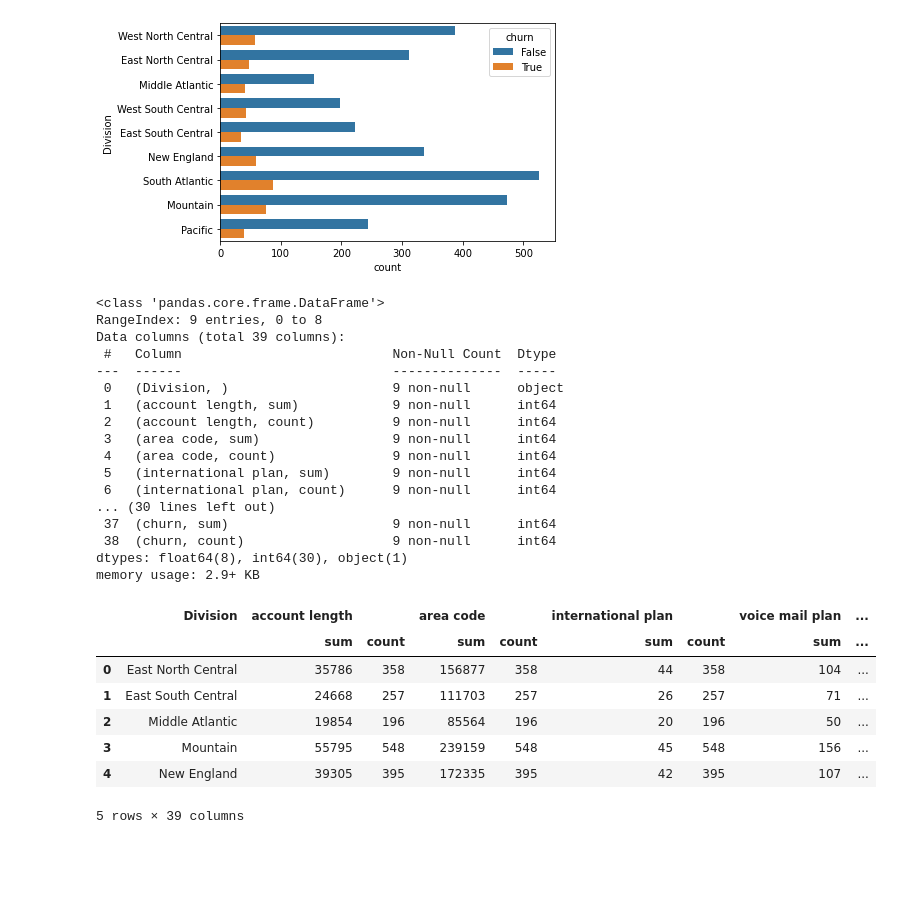
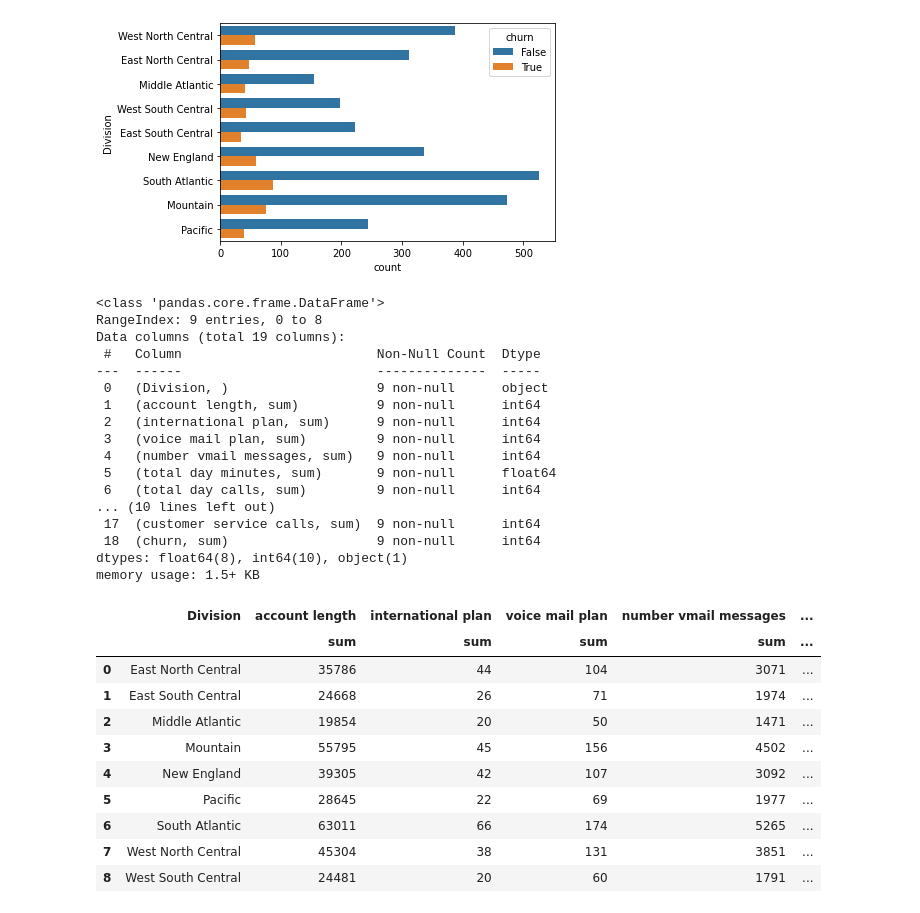
Before and after one commit to dodgy719/phase3project, a Jupyter notebook: EDA.ipynb, the cells around one changed output. Saved outputs shown, nothing was run; the diff lists cells and outputs as text; code cells hidden in the pictures; blank space fills up the shorter version.

```diff
--- a/EDA.ipynb
+++ b/EDA.ipynb
@@ -168,5 +181,5 @@ sns.countplot(y= "Division", data = df)
 # %%
-df.drop(columns = ['state', 'State', 'State Code', 'Region'], axis = 1, inplace= True)
+df.drop(columns = ['state', 'State', 'State Code', 'Region', 'area code', 'phone number'], axis = 1, inplace= True)
 # %%
 df.info()
 # %% [output]
@@ -382,7 +396,7 @@ sns.countplot(y = 'Division', data = df, hue = 'churn')
 <AxesSubplot:xlabel='count', ylabel='Division'>
 [figure]
 # %%
-df_division_grouped = df.groupby('Division').agg(['sum', 'count'])
+df_division_grouped = df.groupby('Division').agg(['sum'])
 # %%
 df_division_grouped = df_division_grouped.reset_index()
 # %%
@@ -390,29 +404,32 @@ df_division_grouped.info()
 # %% [output]
 <class 'pandas.core.frame.DataFrame'>
 RangeIndex: 9 entries, 0 to 8
-Data columns (total 39 columns):
- #   Column                           Non-Null Count  Dtype
----  ------                           --------------  -----
- 0   (Division, )                     9 non-null      object
- 1   (account length, sum)            9 non-null      int64
- 2   (account length, count)          9 non-null      int64
- 3   (area code, sum)                 9 non-null      int64
- 4   (area code, count)               9 non-null      int64
- 5   (international plan, sum)        9 non-null      int64
- 6   (international plan, count)      9 non-null      int64
-... (30 lines left out)
- 37  (churn, sum)                     9 non-null      int64
- 38  (churn, count)                   9 non-null      int64
-dtypes: float64(8), int64(30), object(1)
-memory usage: 2.9+ KB
+Data columns (total 19 columns):
+ #   Column                         Non-Null Count  Dtype
+---  ------                         --------------  -----
+ 0   (Division, )                   9 non-null      object
+ 1   (account length, sum)          9 non-null      int64
+ 2   (international plan, sum)      9 non-null      int64
+ 3   (voice mail plan, sum)         9 non-null      int64
+ 4   (number vmail messages, sum)   9 non-null      int64
+ 5   (total day minutes, sum)       9 non-null      float64
+ 6   (total day calls, sum)         9 non-null      int64
+... (10 lines left out)
+ 17  (customer service calls, sum)  9 non-null      int64
+ 18  (churn, sum)                   9 non-null      int64
+dtypes: float64(8), int64(10), object(1)
+memory usage: 1.5+ KB
 # %%
-df_division_grouped.head()
+df_division_grouped
 # %% [output]
-|  | Division | account length |  | area code |  | international plan |  | voice mail plan | ... |
-|  |  | sum | count | sum | count | sum | count | sum | ... |
-| 0 | East North Central | 35786 | 358 | 156877 | 358 | 44 | 358 | 104 | ... |
-| 1 | East South Central | 24668 | 257 | 111703 | 257 | 26 | 257 | 71 | ... |
-| 2 | Middle Atlantic | 19854 | 196 | 85564 | 196 | 20 | 196 | 50 | ... |
-| 3 | Mountain | 55795 | 548 | 239159 | 548 | 45 | 548 | 156 | ... |
-| 4 | New England | 39305 | 395 | 172335 | 395 | 42 | 395 | 107 | ... |
+|  | Division | account length | international plan | voice mail plan | number vmail messages | ... |
+|  |  | sum | sum | sum | sum | ... |
+| 0 | East North Central | 35786 | 44 | 104 | 3071 | ... |
+| 1 | East South Central | 24668 | 26 | 71 | 1974 | ... |
+| 2 | Middle Atlantic | 19854 | 20 | 50 | 1471 | ... |
+| 3 | Mountain | 55795 | 45 | 156 | 4502 | ... |
+| 4 | New England | 39305 | 42 | 107 | 3092 | ... |
+| 5 | Pacific | 28645 | 22 | 69 | 1977 | ... |
+| 6 | South Atlantic | 63011 | 66 | 174 | 5265 | ... |
+| 7 | West North Central | 45304 | 38 | 131 | 3851 | ... |
+| 8 | West South Central | 24481 | 20 | 60 | 1791 | ... |
-5 rows × 39 columns
```
Also changed, not shown: parts of 24 cells of this notebook, 4 other files.
